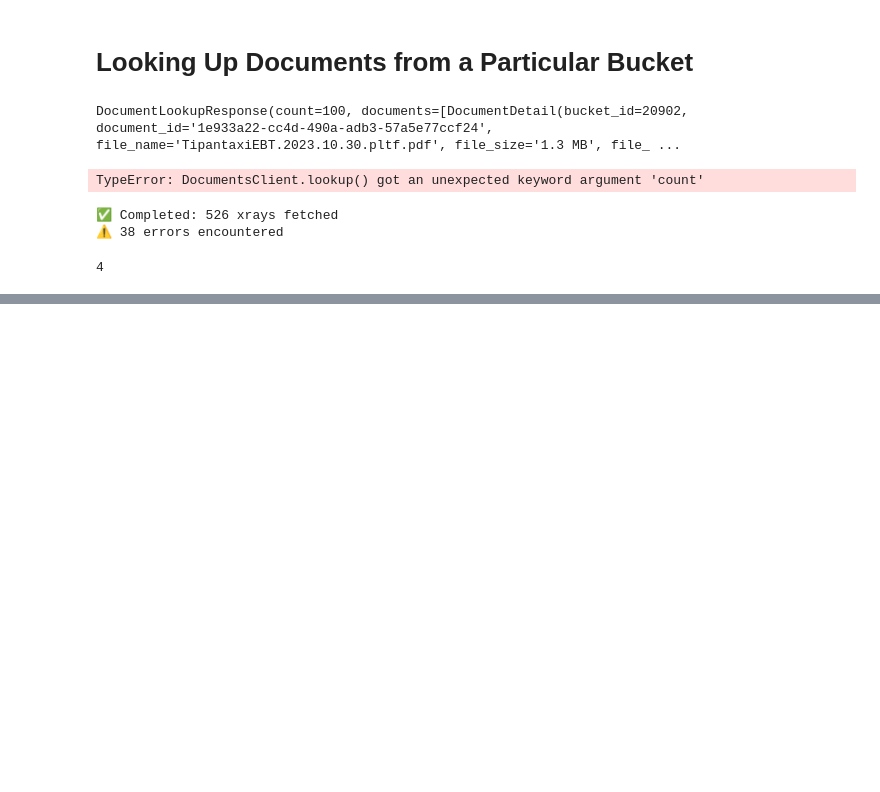
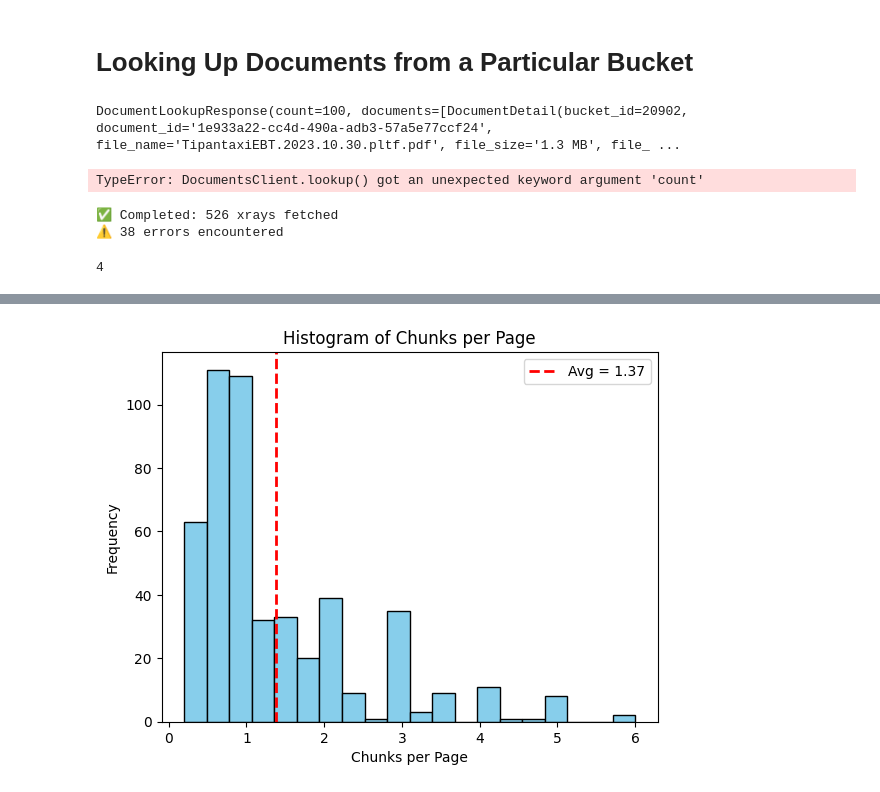
Before and after one commit to EyeLevel-ai/DeepInfraThroughputTest, a Jupyter notebook: parameter_analysis.ipynb, the cells around one changed output, grey strips where cells are left out. Saved outputs shown, nothing was run; the diff lists cells and outputs as text; code cells hidden in the pictures; blank space fills up the shorter version.

```diff
--- a/parameter_analysis.ipynb
+++ b/parameter_analysis.ipynb
@@ -180,0 +190,82 @@ document_stats
+# %%
+import matplotlib.pyplot as plt
+import numpy as np
+
+# --- Flatten chunk stats ---
+all_chunks = []
+for doc in document_stats:
+    all_chunks.extend(doc["chunk_stats"])
+
+# --- 1. Histogram of chunks per page ---
+chunks_per_page = []
+for doc in document_stats:
+    num_chunks = len(doc["chunk_stats"])
+    num_pages = doc["num_pages"]
+    if num_pages > 0:
+        chunks_per_page.append(num_chunks / num_pages)
+
+plt.hist(chunks_per_page, bins=20, color="skyblue", edgecolor="black")
+plt.axvline(np.mean(chunks_per_page), color="red", linestyle="dashed", linewidth=2,
+            label=f"Avg = {np.mean(chunks_per_page):.2f}")
+plt.title("Histogram of Chunks per Page")
+plt.xlabel("Chunks per Page")
+plt.ylabel("Frequency")
+plt.legend()
+plt.show()
+
+# --- 2. Histogram of text input tokens per chunk ---
+text_tokens = [c["text"] for c in all_chunks if "text" in c]
+if text_tokens:
+    plt.hist(text_tokens, bins=30, color="lightgreen", edgecolor="black")
+    plt.axvline(np.mean(text_tokens), color="red", linestyle="dashed", linewidth=2,
+                label=f"Avg = {np.mean(text_tokens):.1f}")
+    plt.title("Histogram of Text Input Tokens per Chunk")
+    plt.xlabel("Tokens (text field)")
+    plt.ylabel("Frequency")
+    plt.legend()
+    plt.show()
+
+# --- 3. Histogram of output tokens per chunk (json + narrative) ---
+output_tokens = []
+for c in all_chunks:
+    count = 0
+    if "json" in c:
+        count += c["json"]
+    if "narrative" in c:
+        count += c["narrative"]
+    if count > 0:
+        output_tokens.append(count)
+
+if output_tokens:
+    plt.hist(output_tokens, bins=30, color="lightcoral", edgecolor="black")
+    plt.axvline(np.mean(output_tokens), color="blue", linestyle="dashed", linewidth=2,
+                label=f"Avg = {np.mean(output_tokens):.1f}")
+    plt.title("Histogram of Output Tokens per Chunk (JSON + Narrative)")
+    plt.xlabel("Tokens")
+    plt.ylabel("Frequency")
+    plt.legend()
+    plt.show()
+
+# --- 4. Histogram of number of pixels (width*height) ---
+pixels = []
+multimodal_chunks = 0
+for c in all_chunks:
+    if "is_multimodal" in c and "resolution" in c:
+        w, h = c["resolution"]["width"], c["resolution"]["height"]
+        pixels.append(w * h)
+        multimodal_chunks += 1
+
+if pixels:
+    plt.hist(pixels, bins=30, color="gold", edgecolor="black")
+    plt.axvline(np.mean(pixels), color="red", linestyle="dashed", linewidth=2,
+                label=f"Avg = {np.mean(pixels):.0f}")
+    plt.title("Histogram of Image Pixels per Multimodal Chunk")
+    plt.xlabel("Pixels (width × height)")
+    plt.ylabel("Frequency")
+    plt.legend()
+
+    multimodal_pct = (multimodal_chunks / len(all_chunks)) * 100 if all_chunks else 0
+    plt.figtext(0.7, 0.8, f"Multimodal: {multimodal_pct:.1f}%", fontsize=10, color="black")
+    plt.show()
+# %% [output]
+[figure, added]
```
Also changed, not shown: parts of 4 cells of this notebook.
